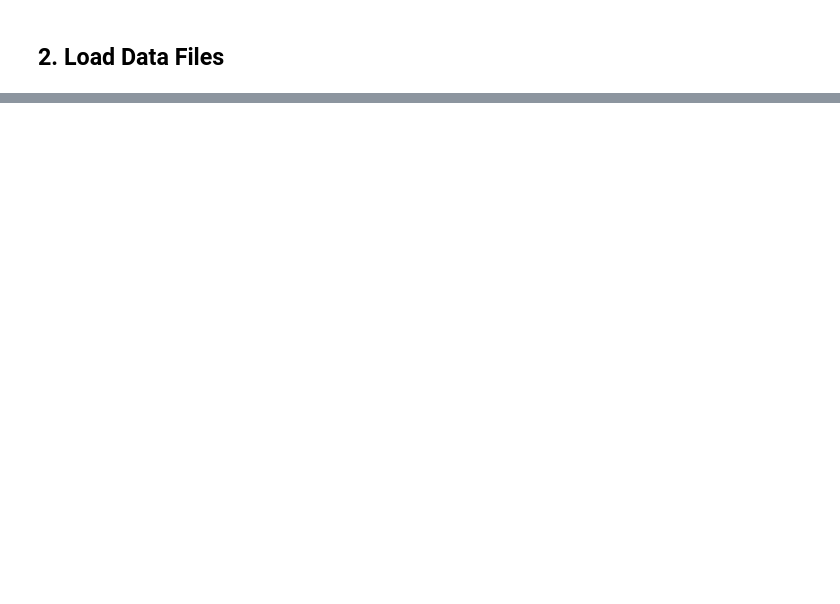
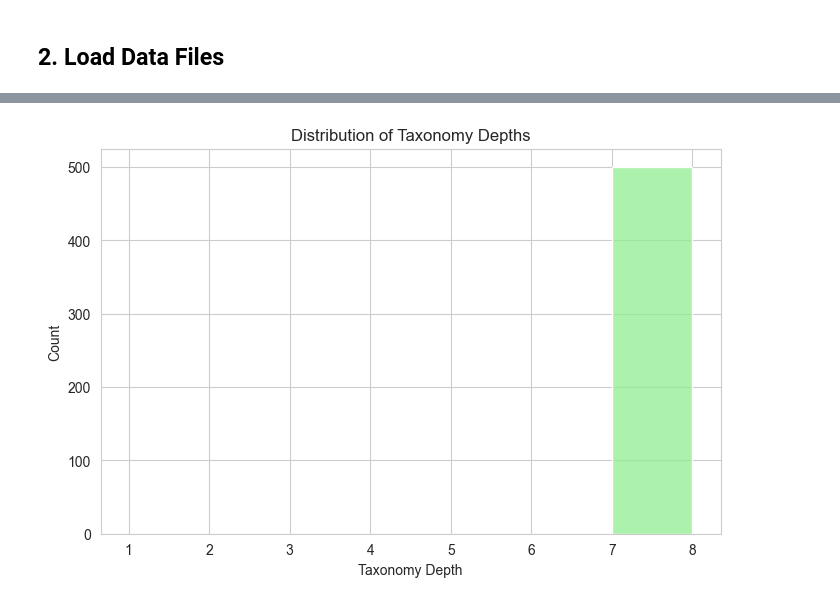
Before and after one commit to zkhechadoorian/coffee-gut-microbiome, a Jupyter notebook: notebooks/01_data_loading_qc.ipynb, the cells around one changed output, grey strips where cells are left out. Saved outputs shown, nothing was run; the diff lists cells and outputs as text; code cells hidden in the pictures; blank space fills up the shorter version.

```diff
--- a/notebooks/01_data_loading_qc.ipynb
+++ b/notebooks/01_data_loading_qc.ipynb
@@ -235,0 +164,12 @@ print(metadata.dtypes.value_counts())
+# %%
+# count taxonomy depths
+taxonomy_depths = taxonomy['Taxonomy'].str.split(';').list.len()
+
+# add taxonomy depths as a new column
+taxonomy = taxonomy.with_columns(pl.Series(name='Taxonomy_Depth', values=taxonomy_depths))
+
+# display new head
+print("\nTAXONOMY WITH DEPTH OVERVIEW")
+print("=" * 70)
+print(f"\nFirst few rows with Taxonomy Depth:")
+taxonomy.head()
@@ -235,0 +189,10 @@ print(metadata.dtypes.value_counts())
+# %%
+# display distribution of taxonomy depths
+plt.figure(figsize=(8,5))
+sns.histplot(taxonomy['Taxonomy_Depth'].to_numpy(), bins=range(1, taxonomy['Taxonomy_Depth'].max()+2), kde=False, color='lightgreen')
+plt.title('Distribution of Taxonomy Depths')
+plt.xlabel('Taxonomy Depth')
+plt.ylabel('Count')
+plt.show()
+# %% [output]
+[figure, added]
```
Also changed, not shown: parts of 36 cells of this notebook.
